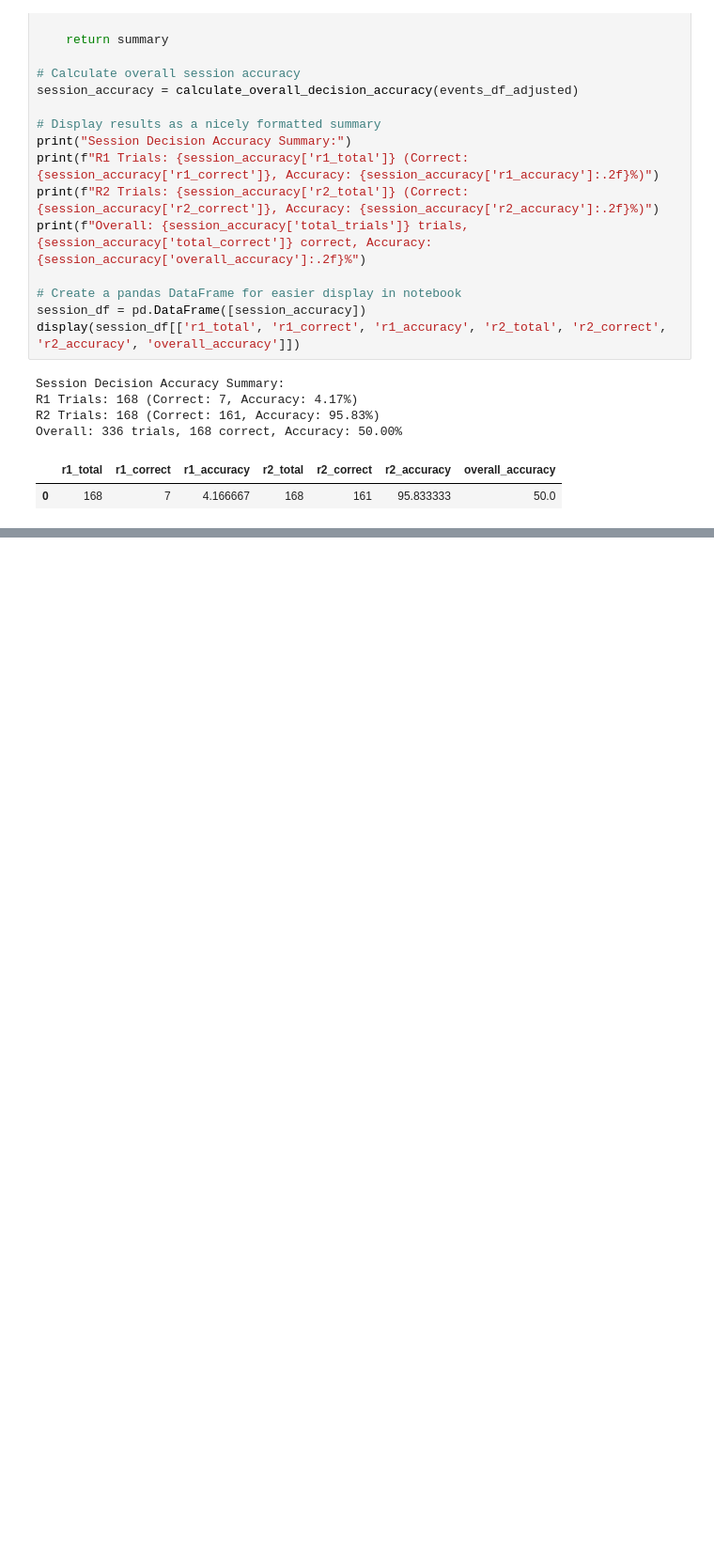
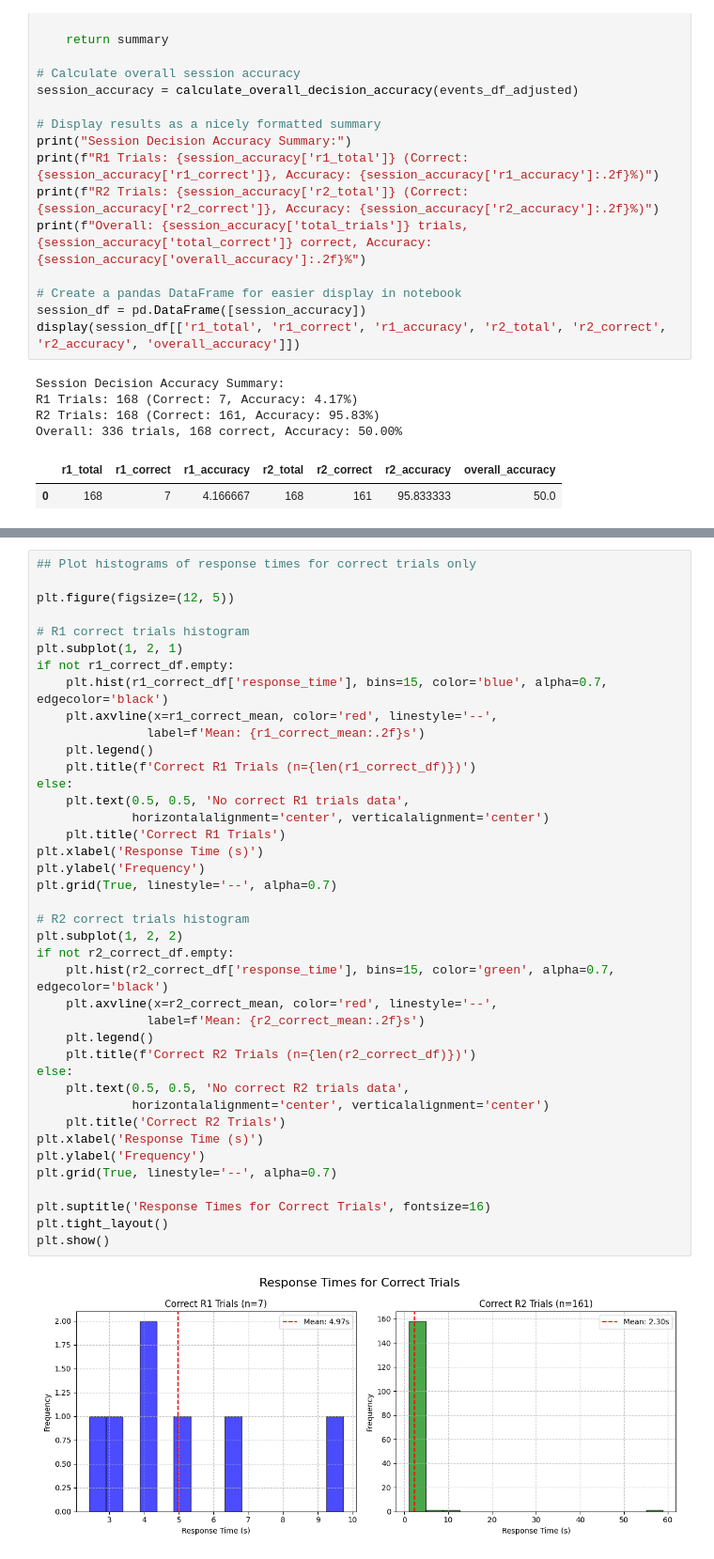
Before and after one commit to SainsburyWellcomeCentre/hypnose-analysis, a Jupyter notebook: notebook/single_session.ipynb, the cells around one changed output, grey strips where cells are left out. Shown: that part at 94% size. Cells and saved outputs as stored; diff of their text form; blank space fills up the shorter version.

```diff
--- a/notebook/single_session.ipynb
+++ b/notebook/single_session.ipynb
@@ -296,0 +572,42 @@ Overall: 336 trials, 168 correct, Accuracy: 50.00%
+# %%
+## Plot histograms of response times for correct trials only
+
+plt.figure(figsize=(12, 5))
+
+# R1 correct trials histogram
+plt.subplot(1, 2, 1)
+if not r1_correct_df.empty:
+    plt.hist(r1_correct_df['response_time'], bins=15, color='blue', alpha=0.7, edgecolor='black')
+    plt.axvline(x=r1_correct_mean, color='red', linestyle='--',
+               label=f'Mean: {r1_correct_mean:.2f}s')
+    plt.legend()
+    plt.title(f'Correct R1 Trials (n={len(r1_correct_df)})')
+else:
+    plt.text(0.5, 0.5, 'No correct R1 trials data',
+             horizontalalignment='center', verticalalignment='center')
+    plt.title('Correct R1 Trials')
+plt.xlabel('Response Time (s)')
+plt.ylabel('Frequency')
+plt.grid(True, linestyle='--', alpha=0.7)
+
+# R2 correct trials histogram
+plt.subplot(1, 2, 2)
+if not r2_correct_df.empty:
+    plt.hist(r2_correct_df['response_time'], bins=15, color='green', alpha=0.7, edgecolor='black')
+    plt.axvline(x=r2_correct_mean, color='red', linestyle='--',
+               label=f'Mean: {r2_correct_mean:.2f}s')
+    plt.legend()
+    plt.title(f'Correct R2 Trials (n={len(r2_correct_df)})')
+else:
+    plt.text(0.5, 0.5, 'No correct R2 trials data',
+             horizontalalignment='center', verticalalignment='center')
+    plt.title('Correct R2 Trials')
+plt.xlabel('Response Time (s)')
+plt.ylabel('Frequency')
+plt.grid(True, linestyle='--', alpha=0.7)
+
+plt.suptitle('Response Times for Correct Trials', fontsize=16)
+plt.tight_layout()
+plt.show()
+# %% [output]
+[figure, added]
```
Also changed, not shown: parts of 17 cells of this notebook.
